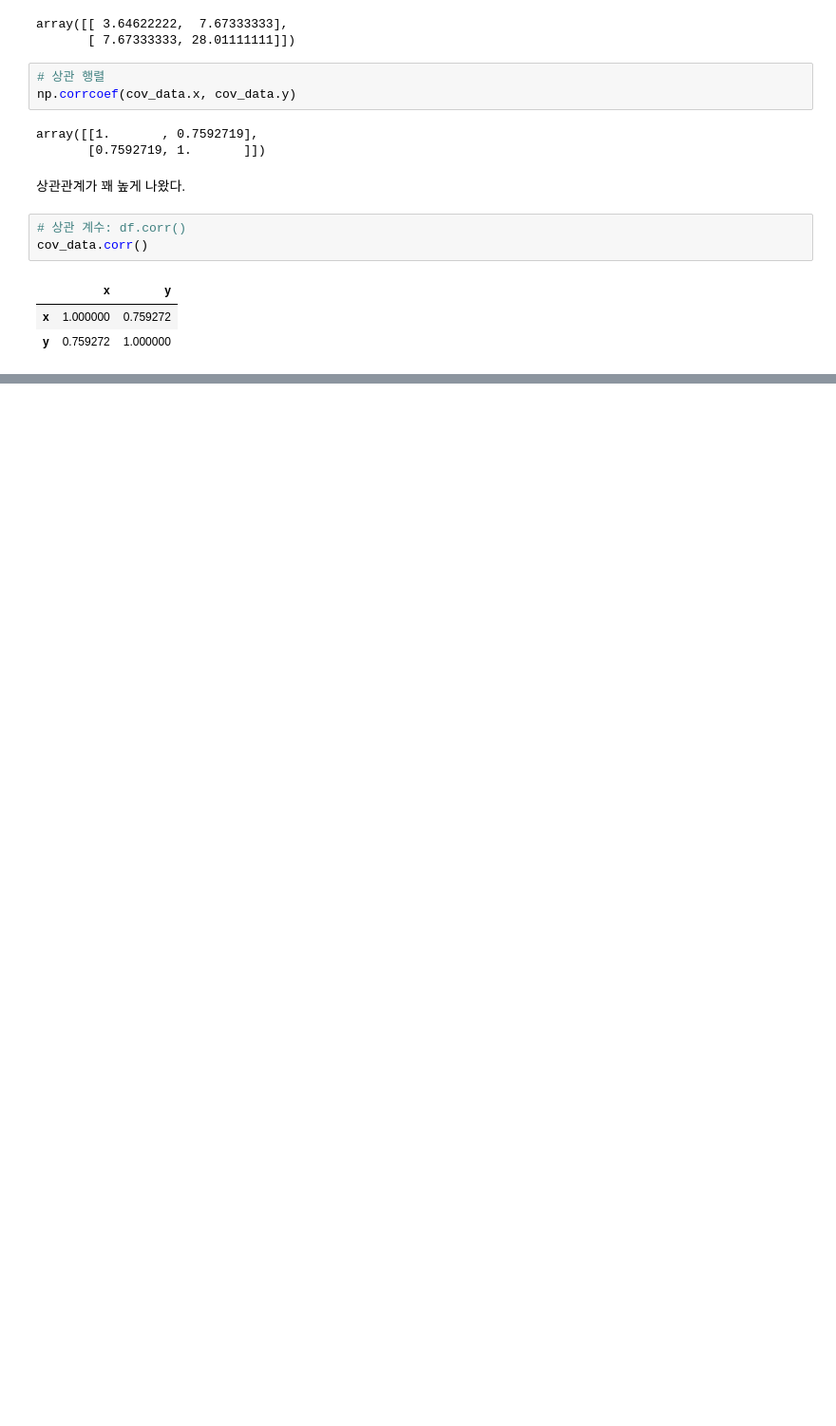
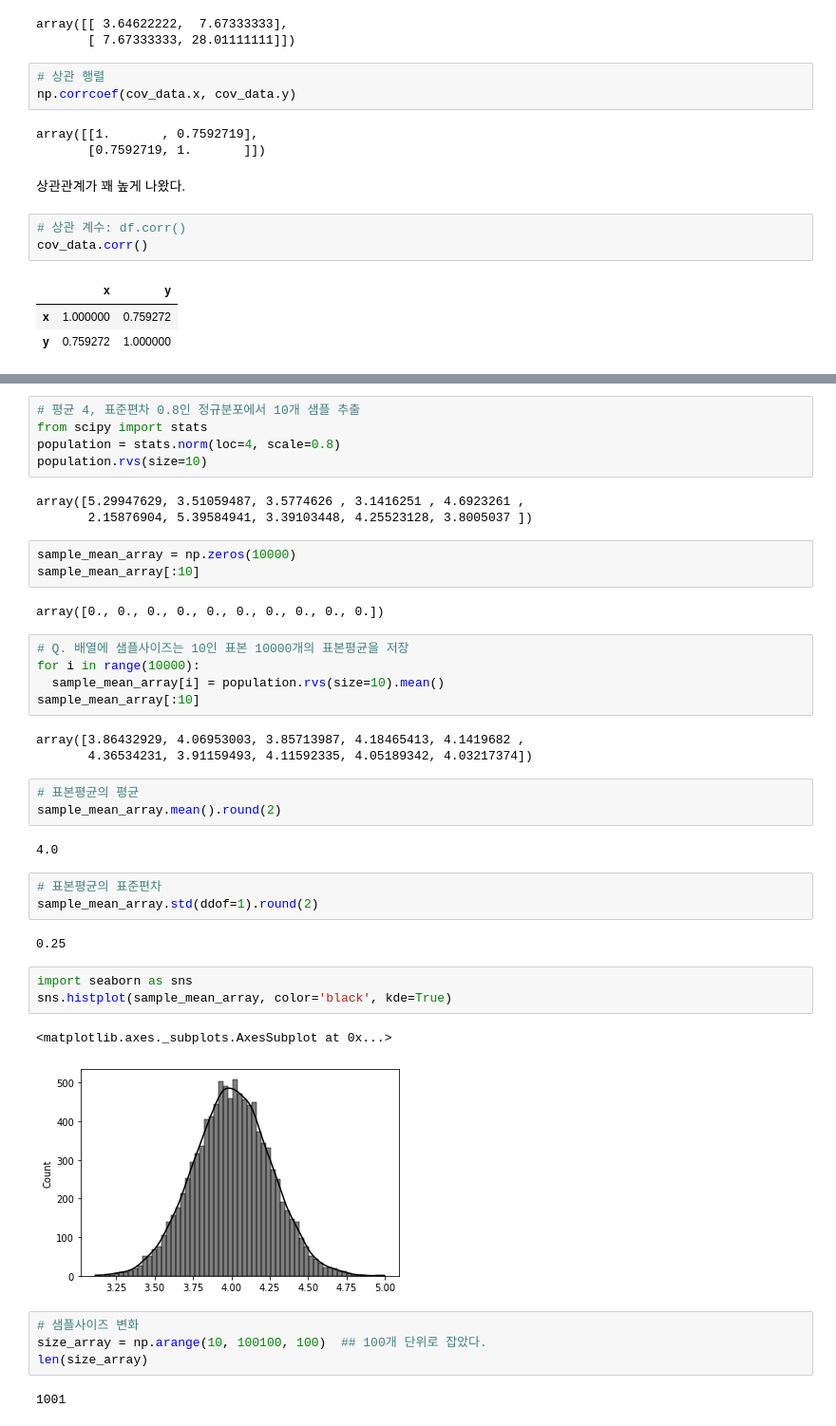
Before and after one commit to zzwony/Start_0920, a Jupyter notebook: 12_19_통계1.ipynb, the cells around one changed output, grey strips where cells are left out. Shown at 95% size. Cells and saved outputs as stored; diff of their text form; blank space fills up the shorter version.

```diff
--- a/12_19_통계1.ipynb
+++ b/12_19_통계1.ipynb
@@ -323,0 +334,43 @@ cov_data.corr()
+# %%
+# 평균 4, 표준편차 0.8인 정규분포에서 10개 샘플 추출
+from scipy import stats
+population = stats.norm(loc=4, scale=0.8)
+population.rvs(size=10)
+# %% [output]
+array([5.29947629, 3.51059487, 3.5774626 , 3.1416251 , 4.6923261 ,
+       2.15876904, 5.39584941, 3.39103448, 4.25523128, 3.8005037 ])
+# %%
+sample_mean_array = np.zeros(10000)
+sample_mean_array[:10]
+# %% [output]
+array([0., 0., 0., 0., 0., 0., 0., 0., 0., 0.])
+# %%
+# Q. 배열에 샘플사이즈는 10인 표본 10000개의 표본평균을 저장
+for i in range(10000):
+  sample_mean_array[i] = population.rvs(size=10).mean()
+sample_mean_array[:10]
+# %% [output]
+array([3.86432929, 4.06953003, 3.85713987, 4.18465413, 4.1419682 ,
+       4.36534231, 3.91159493, 4.11592335, 4.05189342, 4.03217374])
+# %%
+# 표본평균의 평균
+sample_mean_array.mean().round(2)
+# %% [output]
+4.0
+# %%
+# 표본평균의 표준편차
+sample_mean_array.std(ddof=1).round(2)
+# %% [output]
+0.25
+# %%
+import seaborn as sns
+sns.histplot(sample_mean_array, color='black', kde=True)
+# %% [output]
+<matplotlib.axes._subplots.AxesSubplot at 0x...>
+[figure, added]
+# %%
+# 샘플사이즈 변화
+size_array = np.arange(10, 100100, 100)  ## 100개 단위로 잡았다.
+len(size_array)
+# %% [output]
+1001
```
Also changed, not shown: parts of 59 cells of this notebook.
